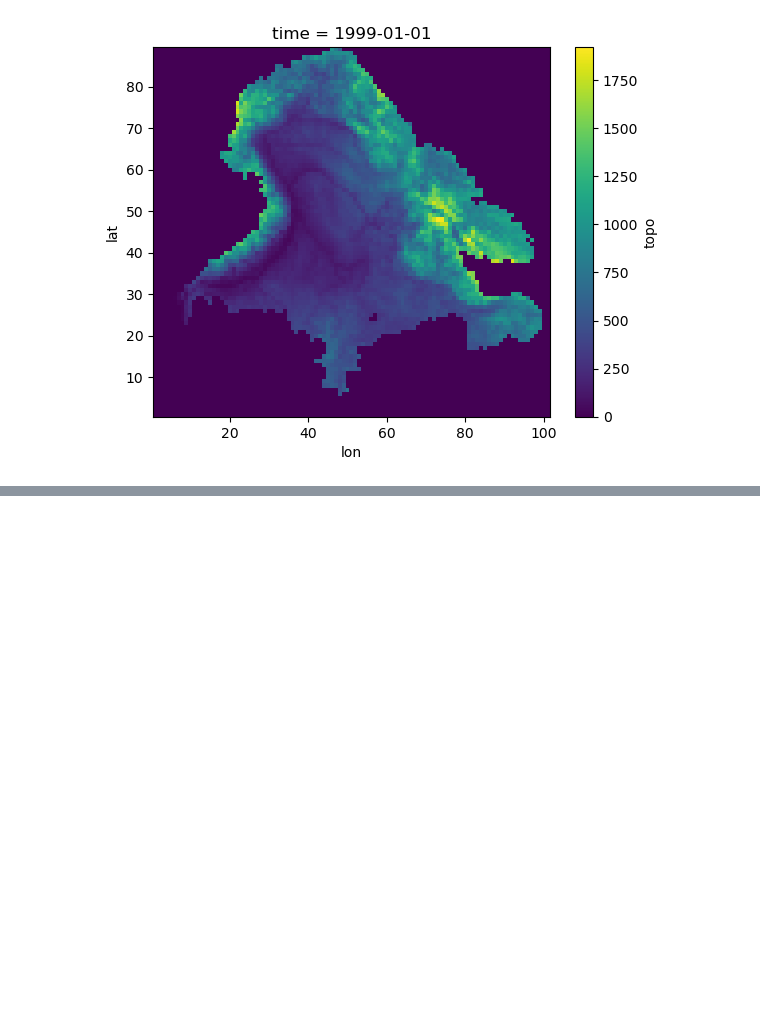
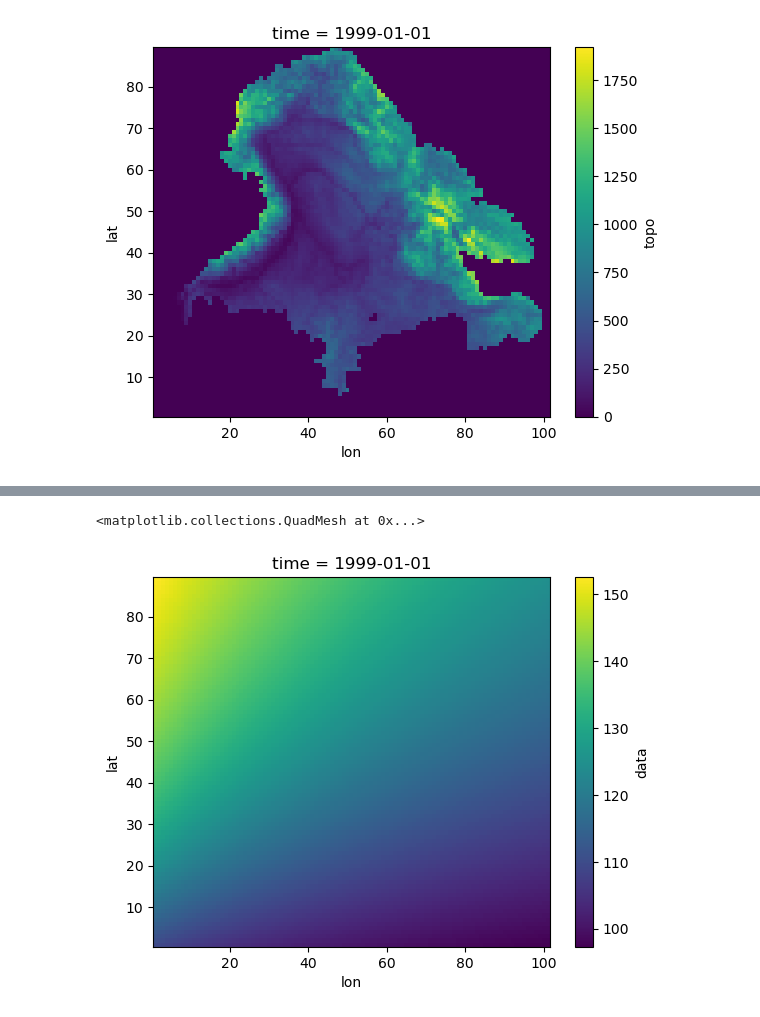
Before and after one commit to wk1984/Parallel-SnowModel-1.0, a Jupyter notebook: Arctic_Drainage/veg_topo/prepare_topo_vege.ipynb, the cells around one changed output, grey strips where cells are left out. Drawn from its saved outputs; the diff is of its cells as text; code cells hidden in the pictures; blank space fills up the shorter version.

```diff
--- a/Arctic_Drainage/veg_topo/prepare_topo_vege.ipynb
+++ b/Arctic_Drainage/veg_topo/prepare_topo_vege.ipynb
@@ -182,0 +212,7 @@ tz0.topo.plot()
+# %%
+tz2 = open_CtlDataset('../extra_met/grid_lon.ctl')
+
+tz2.data.plot()
+# %% [output]
+<matplotlib.collections.QuadMesh at 0x...>
+[figure, added]
```
Also changed, not shown: parts of 4 cells of this notebook.
